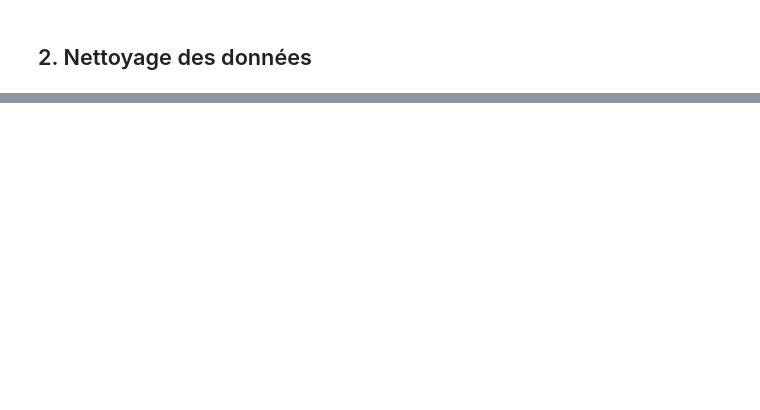
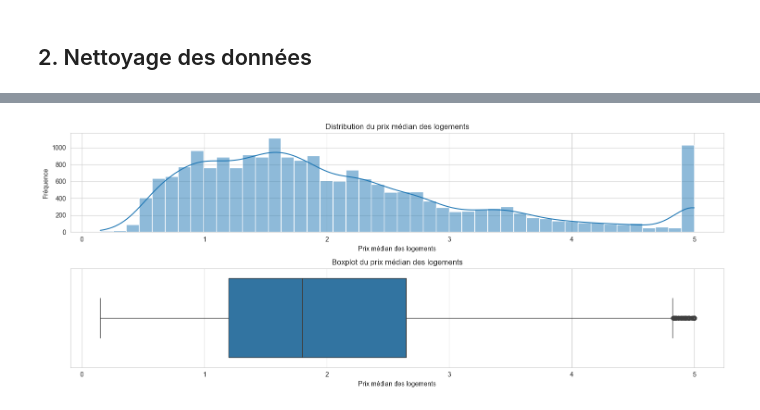
Before and after one commit to Yohannee13/california_housing_homework, a Jupyter notebook: california_housing.ipynb, the cells around one changed output, grey strips where cells are left out. Cells and saved outputs as stored; diff of their text form; code cells hidden in the pictures; blank space fills up the shorter version.

Commit message:
It if well after the 20h00 mark but added the cleaning of the data until achieving the first part in the EDA

```diff
--- a/california_housing.ipynb
+++ b/california_housing.ipynb
@@ -111,3 +111,13 @@ df.describe()
 | max | 15.000100 | 52.000000 | 141.909091 | 34.066667 | 35682.000000 | 1243.333333 | 41.950000 | -114.310000 | 5.000010 |
 # %% [markdown]
 ## 2. Nettoyage des données
+# %%
+# Vérifier et supprimer les valeurs manquantes
+if df.isnull().sum().any():
+  df.dropna(inplace=True)
+# Vérifier et supprimer les doublons
+if df.duplicated().any():
+  df.drop_duplicates(inplace=True)
+# Détection des "outliers"
+sns.boxplot(data=df)
+plt.show()
@@ -113,0 +126,21 @@ df.describe()
+# %%
+# Filtrage des outliers extrêmes pour AverRooms, AveBedrms et AveOccup
+df = df[(df['AveRooms'] < 50) & (df['AveBedrms'] < 10) & (df['AveOccup'] < 20)]
+# %%
+fig, axes = plt.subplots(2, 1, figsize=(15, 6))
+
+#Histogramme
+sns.histplot(data=df, x='MedHouseVal', kde=True, ax=axes[0])
+axes[0].set_title('Distribution du prix médian des logements')
+axes[0].set_xlabel('Prix médian des logements')
+axes[0].set_ylabel('Fréquence')
+
+#Boxplot
+sns.boxplot(data=df, x='MedHouseVal', ax=axes[1])
+axes[1].set_title('Boxplot du prix médian des logements')
+axes[1].set_xlabel('Prix médian des logements')
+
+plt.tight_layout()
+plt.show()
+# %% [output]
+[figure, added]
```
Also changed, not shown: parts of 1 cell of this notebook.
